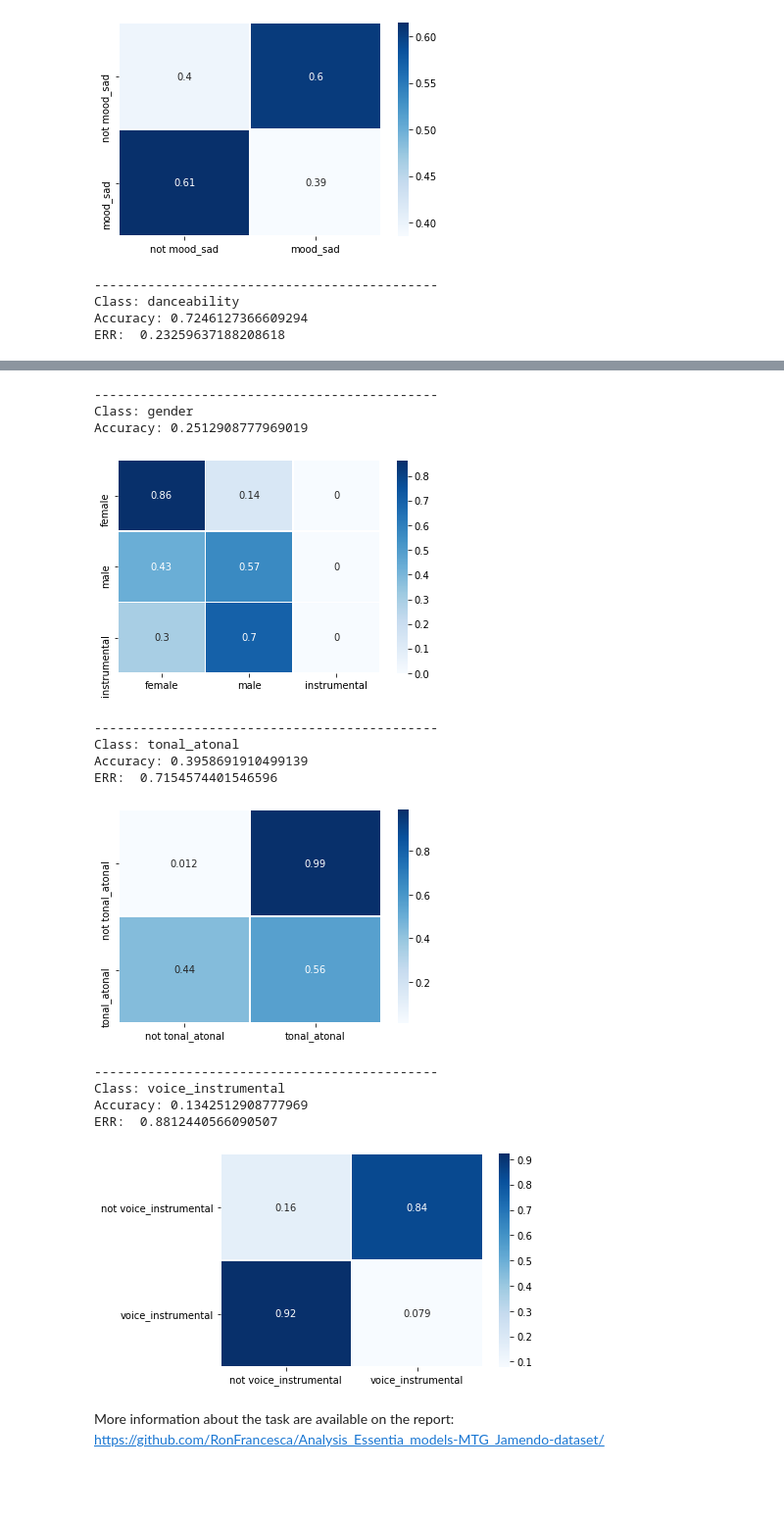
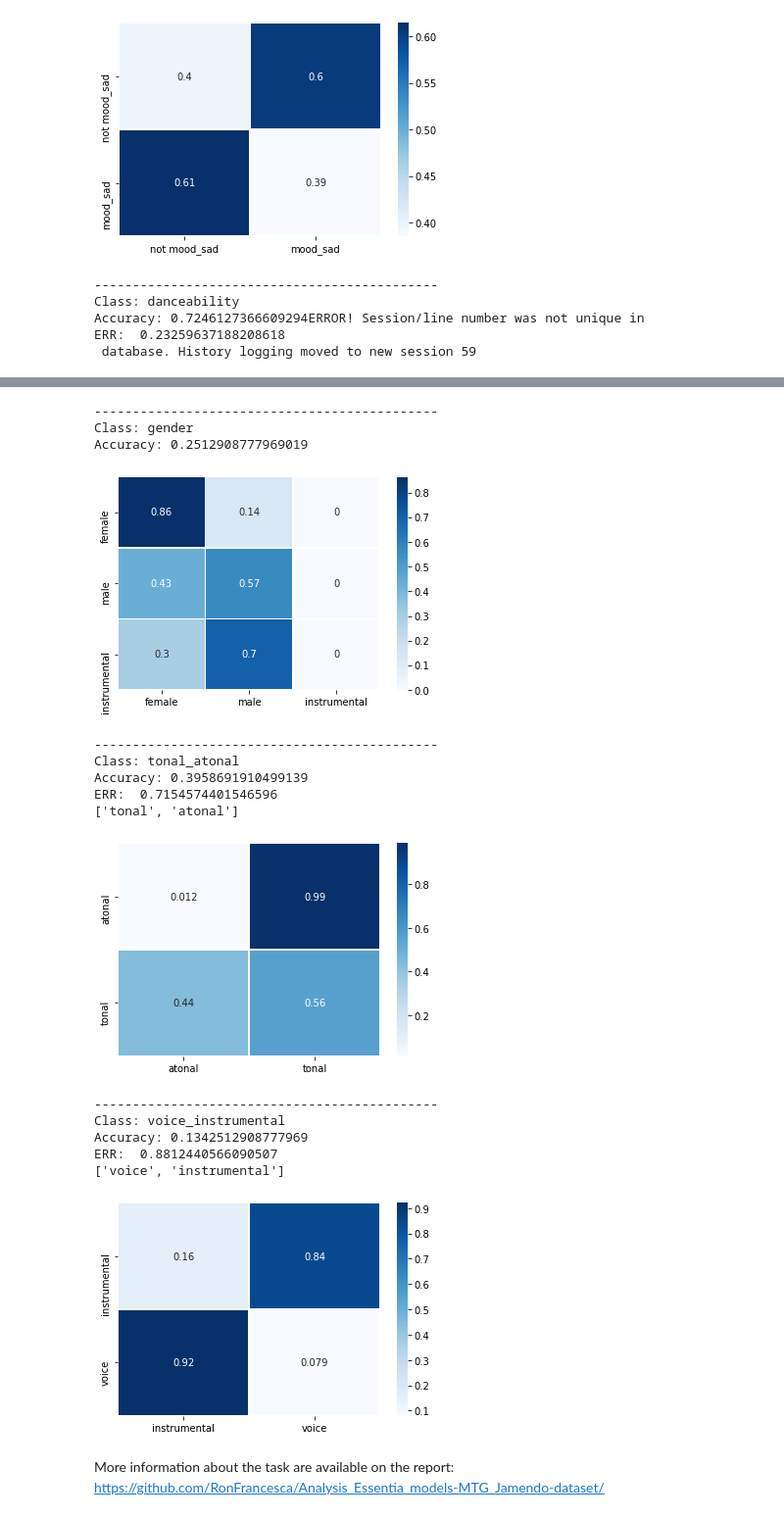
Before and after one commit to RonFrancesca/AnalysisEssentiamodels-MTGJamendodataset, a Jupyter notebook: LargeScale_Dataset_Classification.ipynb, the cells around one changed output, grey strips where cells are left out. Shown: that part at 98% size. Cells and saved outputs as stored; diff of their text form; code cells hidden in the pictures; blank space fills up the shorter version.

```diff
--- a/LargeScale_Dataset_Classification.ipynb
+++ b/LargeScale_Dataset_Classification.ipynb
@@ -897,7 +900,14 @@ for misc_class in misc_gt_classification_dict.keys():
     tn, fp, fn, tp = matrix_test.ravel()
     ERR = (fp + fn)/(tn + tp + fp + fn)
     print("ERR: ", ERR)
-    ax = sns.heatmap(matrix_test, linewidth=0.5, annot=True, cmap="Blues", xticklabels= ['not ' + misc_class, misc_class], yticklabels= ['not ' + misc_class, misc_class])
+    if misc_class == 'danceability':
+      ax = sns.heatmap(matrix_test, linewidth=0.5, annot=True, cmap="Blues", xticklabels= ['not ' + misc_class, misc_class], yticklabels= ['not ' + misc_class, misc_class])
+    if misc_class == 'tonal_atonal' or misc_class == 'voice_instrumental':
+      word = misc_class.split('_')
+      print(word)
+      true_0 = word[0]
+      true_1 = word[1]
+      ax = sns.heatmap(matrix_test, linewidth=0.5, annot=True, cmap="Blues", xticklabels= [true_1, true_0], yticklabels= [true_1, true_0])
     plt.show()
 # %% [output]
 ---------------------------------------------
@@ -985,36 +997,47 @@ for misc_class in misc_gt_classification_dict.keys():
     accuracy_misc_class = accuracy_score(gt_misc_class, pred_misc_class)
     print("Accuracy: {}".format(accuracy_misc_class))
     ax = sns.heatmap(matrix_test, linewidth=0.5, annot=True, cmap="Blues", xticklabels= label, yticklabels= label)
     plt.show()
   else:
+
     matrix_test = confusion_matrix(gt_misc_class, pred_misc_class, normalize='true')
     #print(matrix_test)
     accuracy_misc_class = accuracy_score(gt_misc_class, pred_misc_class)
     print("Accuracy: {}".format(accuracy_misc_class))
     tn, fp, fn, tp = matrix_test.ravel()
     ERR = (fp + fn)/(tn + tp + fp + fn)
     print("ERR: ", ERR)
-    ax = sns.heatmap(matrix_test, linewidth=0.5, annot=True, cmap="Blues", xticklabels= ['not ' + misc_class, misc_class], yticklabels= ['not ' + misc_class, misc_class])
+    if misc_class == 'danceability':
+      ax = sns.heatmap(matrix_test, linewidth=0.5, annot=True, cmap="Blues", xticklabels= ['not ' + misc_class, misc_class], yticklabels= ['not ' + misc_class, misc_class])
+    if misc_class == 'tonal_atonal' or misc_class == 'voice_instrumental':
+      word = misc_class.split('_')
+      print(word)
+      true_0 = word[0]
+      true_1 = word[1]
+      ax = sns.heatmap(matrix_test, linewidth=0.5, annot=True, cmap="Blues", xticklabels= [true_1, true_0], yticklabels= [true_1, true_0])
     plt.show()
 # %% [output]
 ---------------------------------------------
 Class: danceability
-Accuracy: 0.7246127366609294
+Accuracy: 0.7246127366609294ERROR! Session/line number was not unique in
 ERR:  0.23259637188208618
+ database. History logging moved to new session 59
 [figure]
 ---------------------------------------------
 Class: gender
 Accuracy: 0.2512908777969019
 [figure]
 ---------------------------------------------
 Class: tonal_atonal
 Accuracy: 0.3958691910499139
 ERR:  0.7154574401546596
+['tonal', 'atonal']
-[figure, old version]
+[figure, new version]
 ---------------------------------------------
 Class: voice_instrumental
 Accuracy: 0.1342512908777969
 ERR:  0.8812440566090507
+['voice', 'instrumental']
-[figure, old version]
+[figure, new version]
 # %% [markdown]
 More information about the task are available on the report: https://github.com/RonFrancesca/Analysis_Essentia_models-MTG_Jamendo-dataset/
```
Also changed, not shown: parts of 5 cells of this notebook.
